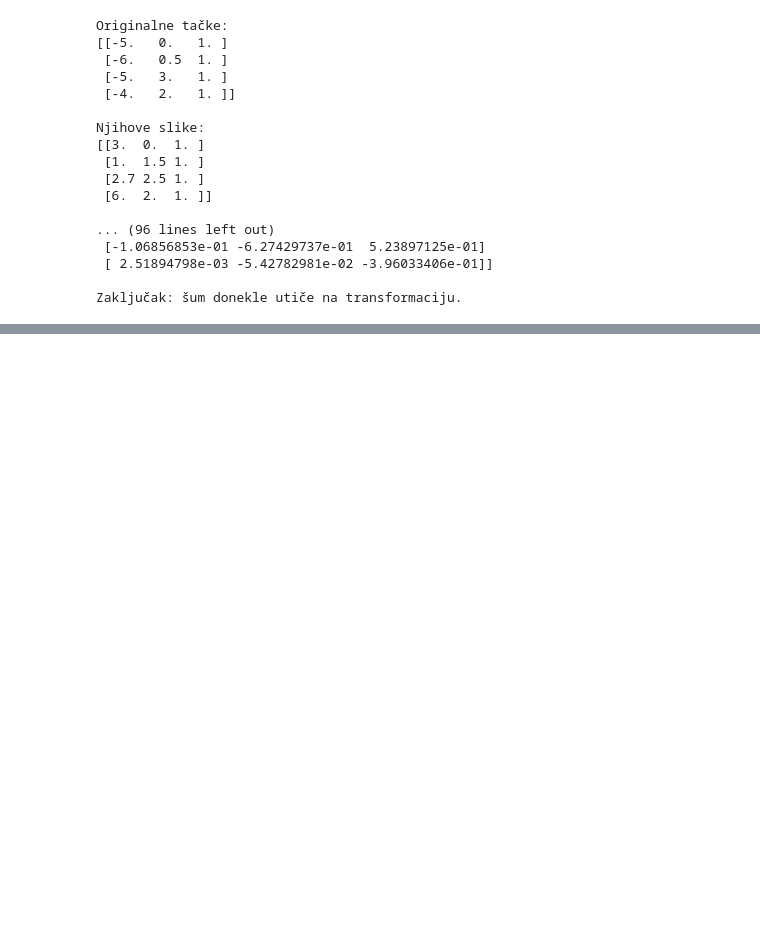
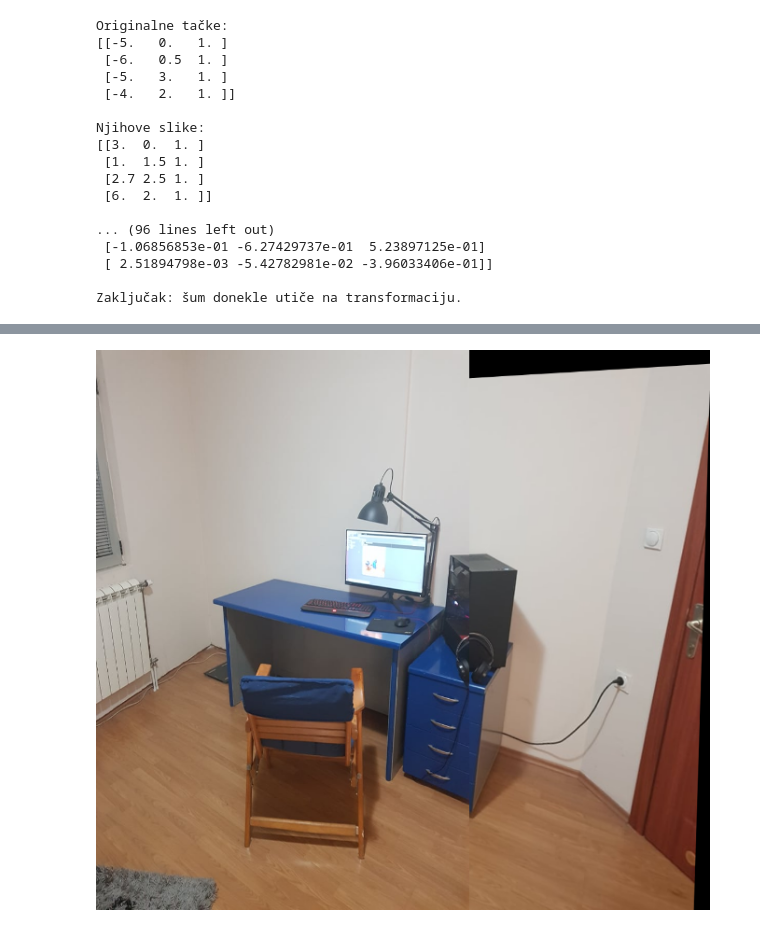
Before and after one commit to Hos1g4k1/PPGR, a Jupyter notebook: Domaci_2/ppgr_domaci_2.ipynb, the cells around one changed output, grey strips where cells are left out. Drawn from its saved outputs; the diff is of its cells as text; code cells hidden in the pictures; blank space fills up the shorter version.

```diff
--- a/Domaci_2/ppgr_domaci_2.ipynb
+++ b/Domaci_2/ppgr_domaci_2.ipynb
@@ -404,0 +426,64 @@ Zaključak: šum donekle utiče na transformaciju.
+# %%
+def trim(frame):
+    #crop top
+    if not np.sum(frame[0]):
+        return trim(frame[1:])
+    #crop top
+    if not np.sum(frame[-1]):
+        return trim(frame[:-2])
+    #crop top
+    if not np.sum(frame[:,0]):
+        return trim(frame[:,1:])
+    #crop top
+    if not np.sum(frame[:,-1]):
+        return trim(frame[:,:-2])
+    return frame
+# %%
+def panorama():
+
+    img_right = cv2.imread('desna.jpg')
+    img_left = cv2.imread('leva.jpg')
+
+    img1 = cv2.cvtColor(img_right, cv2.COLOR_BGR2GRAY)
+    img2 = cv2.cvtColor(img_left, cv2.COLOR_BGR2GRAY)
+
+    orb = cv2.ORB_create()
+
+    kp1, des1 = orb.detectAndCompute(img1, None)
+    kp2, des2 = orb.detectAndCompute(img2, None)
+
+    bf = cv2.BFMatcher()
+
+    matches = bf.knnMatch(des1, des2, k=2)
+
+    good = []
+    for m, n in matches:
+        if m.distance < 1*n.distance:
+            good.append(m)
+
+    MIN_MATCH_COUNT = 10
+
+    if(len(good) > MIN_MATCH_COUNT):
+        src_points = np.float32([kp1[m.queryIdx].pt for m in good]).reshape(-1, 1, 2)
+        dst_points = np.float32([kp2[m.trainIdx].pt for m in good]).reshape(-1, 1, 2)
+
+        M, mask = cv2.findHomography(src_points, dst_points, cv2.RANSAC, 5.0)
+
+        h, w = img1.shape
+        pts = np.float32([[0, 0], [0, h-1], [w-1, h-1], [w-1, 0]]).reshape(-1, 1, 2)
+        dst = cv2.perspectiveTransform(pts, M)
+        img2 = cv2.polylines(img2, [np.int32(dst)], True, 255, 3, cv2.LINE_AA)
+        #cv2.imshow("Overlap", img2)
+        cv2.waitKey(10000)
+    else:
+        print("Not enough matches are found!")
+        exit(1)
+
+    dst = cv2.warpPerspective(img_right, M, (img_left.shape[1] + img_right.shape[1], img_left.shape[0]))
+    dst[0:img_left.shape[0], 0:img_left.shape[1]] = img_left
+    dst = cv2.resize(dst, (800, 600))
+    cv2_imshow(trim(dst))
+
+panorama()
+# %% [output]
+[figure, added]
```
Also changed, not shown: parts of 2 cells of this notebook, 3 other files.
